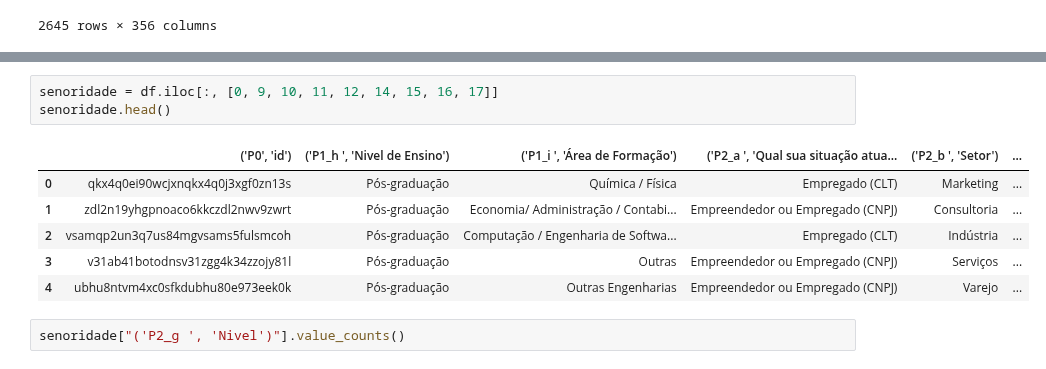
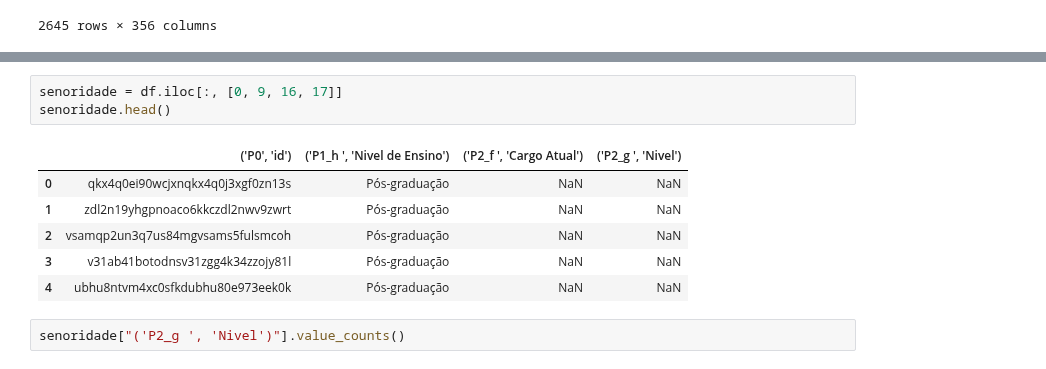
Before and after one commit to jvataidee/DataAnalysis, a Jupyter notebook: AnaliseSD.ipynb, the cells around one changed output, grey strips where cells are left out. Drawn from its saved outputs; the diff is of its cells as text.

```diff
--- a/AnaliseSD.ipynb
+++ b/AnaliseSD.ipynb
@@ -51,15 +51,15 @@ Index(['('P0', 'id')', '('P1_a ', 'Idade')', '('P1_a_a ', 'Faixa idade')',
        '('P9_a_g ', 'Ainda não conhecia o Data Hackers')'],
       dtype='object', length=356)
 # %%
-senoridade = df.iloc[:, [0, 9, 10, 11, 12, 14, 15, 16, 17]]
+senoridade = df.iloc[:, [0, 9, 16, 17]]
 senoridade.head()
 # %% [output]
-|  | ('P0', 'id') | ('P1_h ', 'Nivel de Ensino') | ('P1_i ', 'Área de Formação') | ('P2_a ', 'Qual sua situação atua... | ('P2_b ', 'Setor') | ... |
-| 0 | qkx4q0ei90wcjxnqkx4q0j3xgf0zn13s | Pós-graduação | Química / Física | Empregado (CLT) | Marketing | ... |
-| 1 | zdl2n19yhgpnoaco6kkczdl2nwv9zwrt | Pós-graduação | Economia/ Administração / Contabi... | Empreendedor ou Empregado (CNPJ) | Consultoria | ... |
-| 2 | vsamqp2un3q7us84mgvsams5fulsmcoh | Pós-graduação | Computação / Engenharia de Softwa... | Empregado (CLT) | Indústria | ... |
-| 3 | v31ab41botodnsv31zgg4k34zzojy81l | Pós-graduação | Outras | Empreendedor ou Empregado (CNPJ) | Serviços | ... |
-| 4 | ubhu8ntvm4xc0sfkdubhu80e973eek0k | Pós-graduação | Outras Engenharias | Empreendedor ou Empregado (CNPJ) | Varejo | ... |
+|  | ('P0', 'id') | ('P1_h ', 'Nivel de Ensino') | ('P2_f ', 'Cargo Atual') | ('P2_g ', 'Nivel') |
+| 0 | qkx4q0ei90wcjxnqkx4q0j3xgf0zn13s | Pós-graduação | NaN | NaN |
+| 1 | zdl2n19yhgpnoaco6kkczdl2nwv9zwrt | Pós-graduação | NaN | NaN |
+| 2 | vsamqp2un3q7us84mgvsams5fulsmcoh | Pós-graduação | NaN | NaN |
+| 3 | v31ab41botodnsv31zgg4k34zzojy81l | Pós-graduação | NaN | NaN |
+| 4 | ubhu8ntvm4xc0sfkdubhu80e973eek0k | Pós-graduação | NaN | NaN |
 # %%
 senoridade["('P2_g ', 'Nivel')"].value_counts()
 # %% [output]
```
Also changed, not shown: parts of 2 cells of this notebook.
